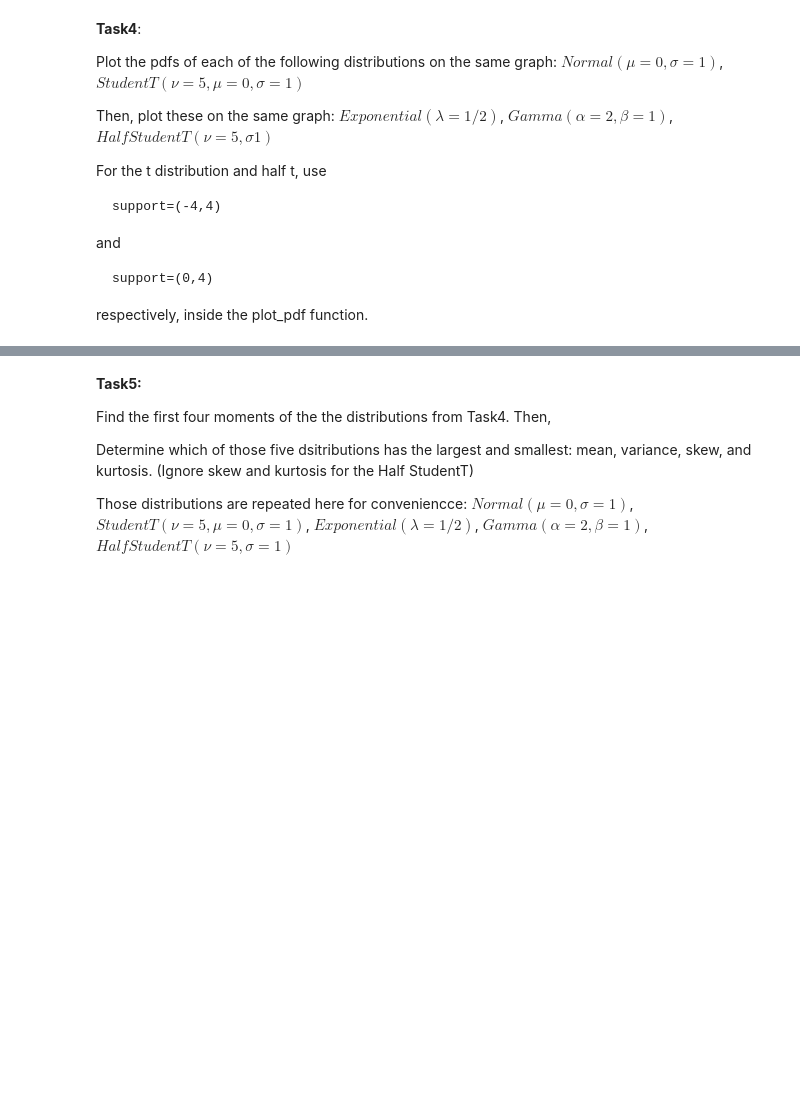
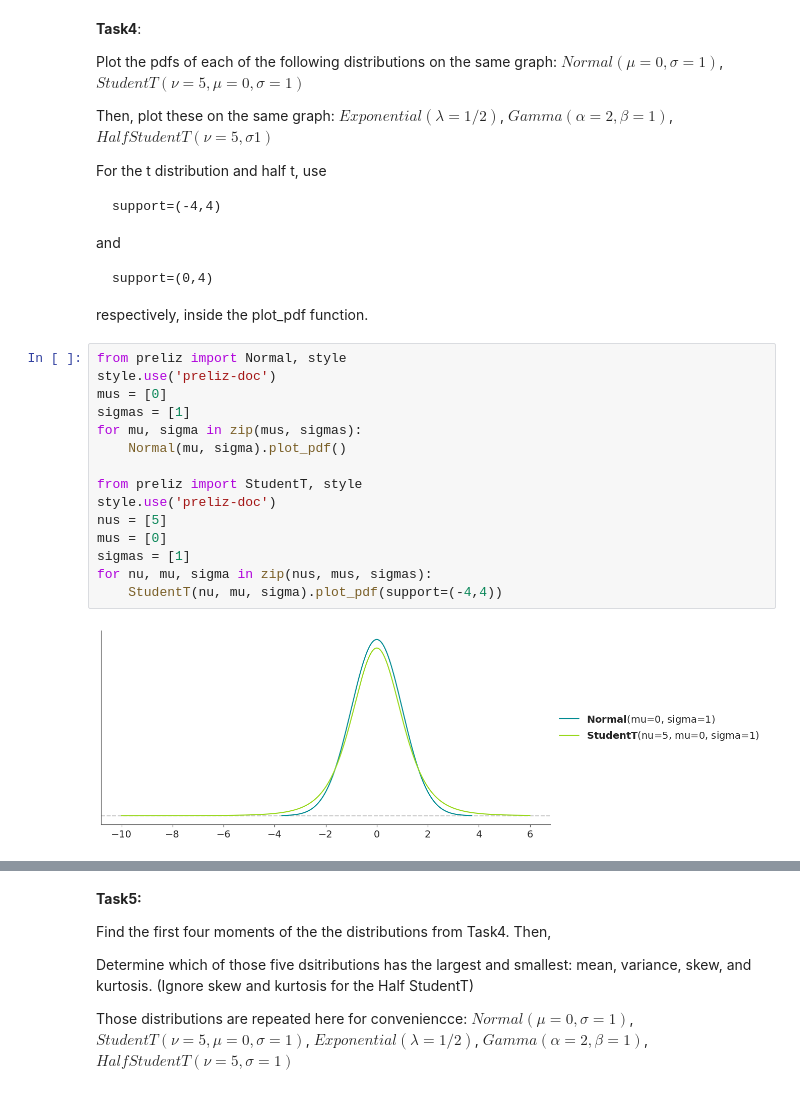
Before and after one commit to eemaansheikh/Data_Science_2025, a Jupyter notebook: EemaanSheikh_Unit3ExercisesSF.ipynb, the cells around one changed output, grey strips where cells are left out. Cells and saved outputs as stored; diff of their text form; blank space fills up the shorter version.

````diff
--- a/EemaanSheikh_Unit3ExercisesSF.ipynb
+++ b/EemaanSheikh_Unit3ExercisesSF.ipynb
@@ -77,3 +145,20 @@ and
 support=(0,4)
 ```
 respectively, inside the plot_pdf function.
+# %%
+from preliz import Normal, style
+style.use('preliz-doc')
+mus = [0]
+sigmas = [1]
+for mu, sigma in zip(mus, sigmas):
+    Normal(mu, sigma).plot_pdf()
+
+from preliz import StudentT, style
+style.use('preliz-doc')
+nus = [5]
+mus = [0]
+sigmas = [1]
+for nu, mu, sigma in zip(nus, mus, sigmas):
+    StudentT(nu, mu, sigma).plot_pdf(support=(-4,4))
+# %% [output]
+[figure, added]
````
Also changed, not shown: parts of 7 cells of this notebook.
